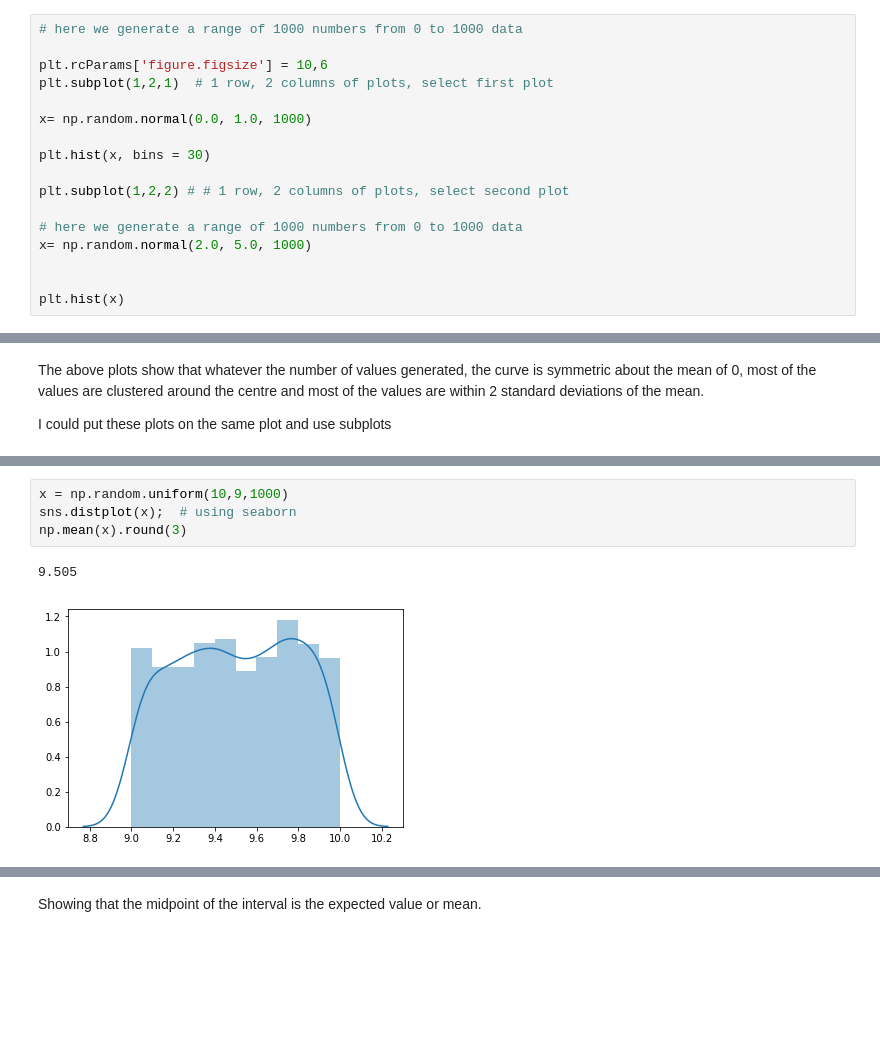
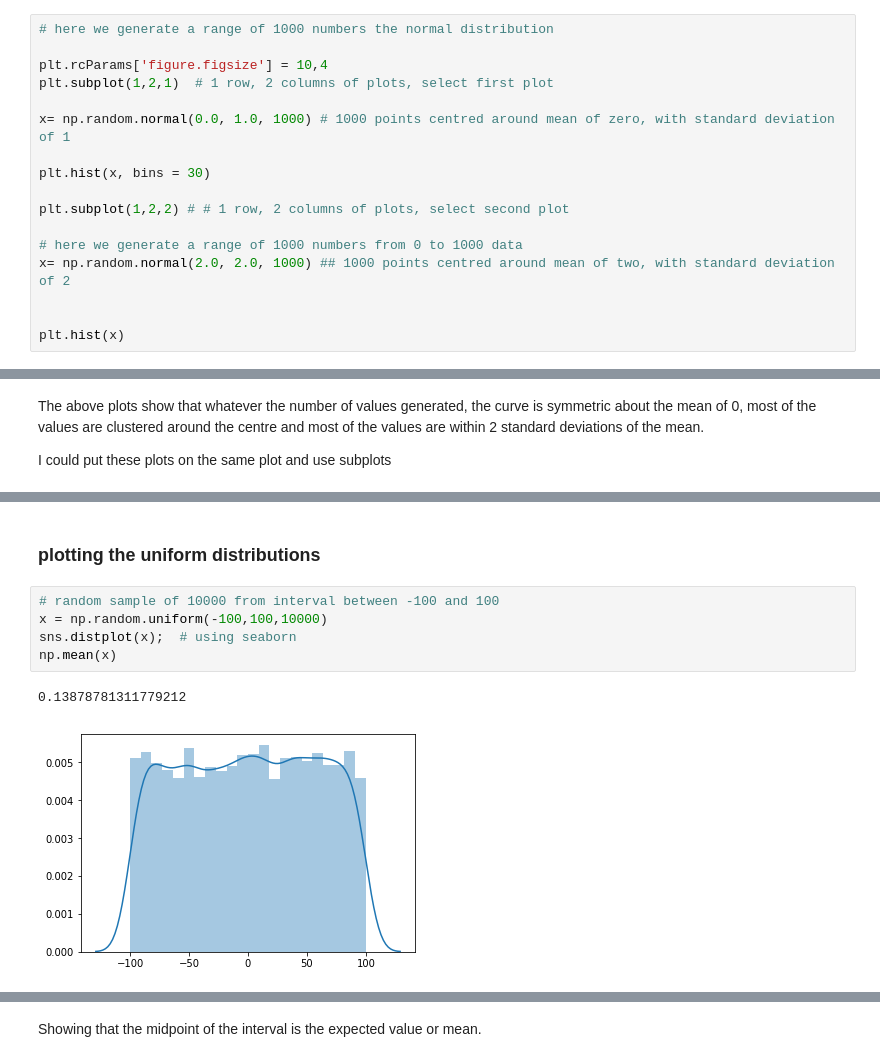
Before and after one commit to angela1C/Programming-for-Data-Analysis-numpy.random-project-2019, a Jupyter notebook: NumpyRandom.ipynb, the cells around one changed output, grey strips where cells are left out. Drawn from its saved outputs; the diff is of its cells as text; blank space fills up the shorter version.

Commit message:
uniform distribution functions

```diff
--- a/NumpyRandom.ipynb
+++ b/NumpyRandom.ipynb
@@ -926,17 +851,17 @@ To use the `numpy.random.normal` function, the loc argument is the mean or the c
 # %%
-# here we generate a range of 1000 numbers from 0 to 1000 data
+# here we generate a range of 1000 numbers the normal distribution
 
-plt.rcParams['figure.figsize'] = 10,6
+plt.rcParams['figure.figsize'] = 10,4
 plt.subplot(1,2,1)  # 1 row, 2 columns of plots, select first plot
 
-x= np.random.normal(0.0, 1.0, 1000)
+x= np.random.normal(0.0, 1.0, 1000) # 1000 points centred around mean of zero, with standard deviation of 1
 
 plt.hist(x, bins = 30)
 
 plt.subplot(1,2,2) # # 1 row, 2 columns of plots, select second plot
 
 # here we generate a range of 1000 numbers from 0 to 1000 data
-x= np.random.normal(2.0, 5.0, 1000)
+x= np.random.normal(2.0, 2.0, 1000) ## 1000 points centred around mean of two, with standard deviation of 2
 
 
 plt.hist(x)
@@ -1152,7 +1087,10 @@ rand only gives you random uniform numbers between 0 and 1 whereas this uniform
+# %% [markdown]
+### plotting the uniform distributions
 # %%
-x = np.random.uniform(10,9,1000)
+# random sample of 10000 from interval between -100 and 100
+x = np.random.uniform(-100,100,10000)
 sns.distplot(x);  # using seaborn
-np.mean(x).round(3)
+np.mean(x)
 # %% [output]
-9.505
+0.13878781311779212
-[figure, old version]
+[figure, new version]
```
Also changed, not shown: parts of 135 cells of this notebook, 1 other file.
